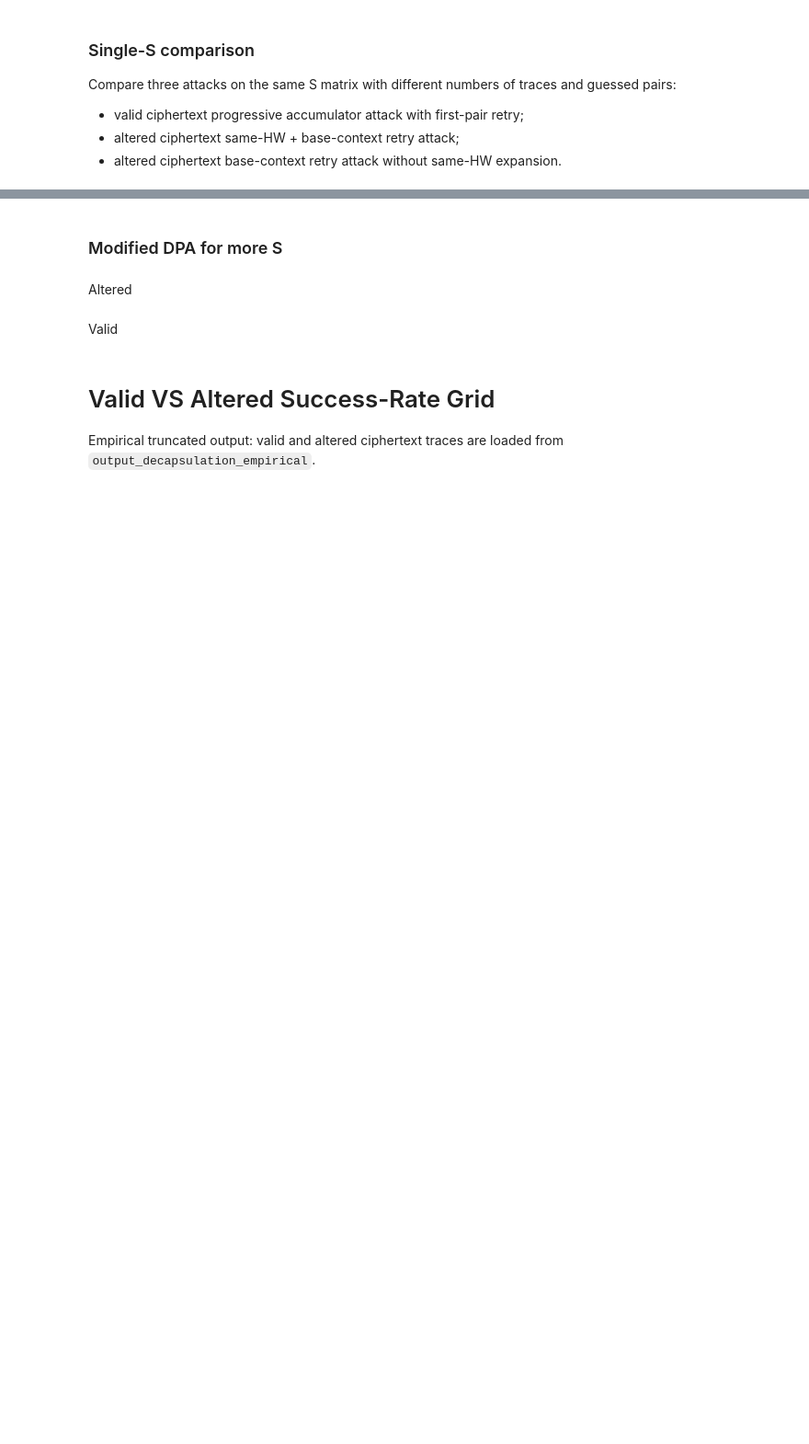
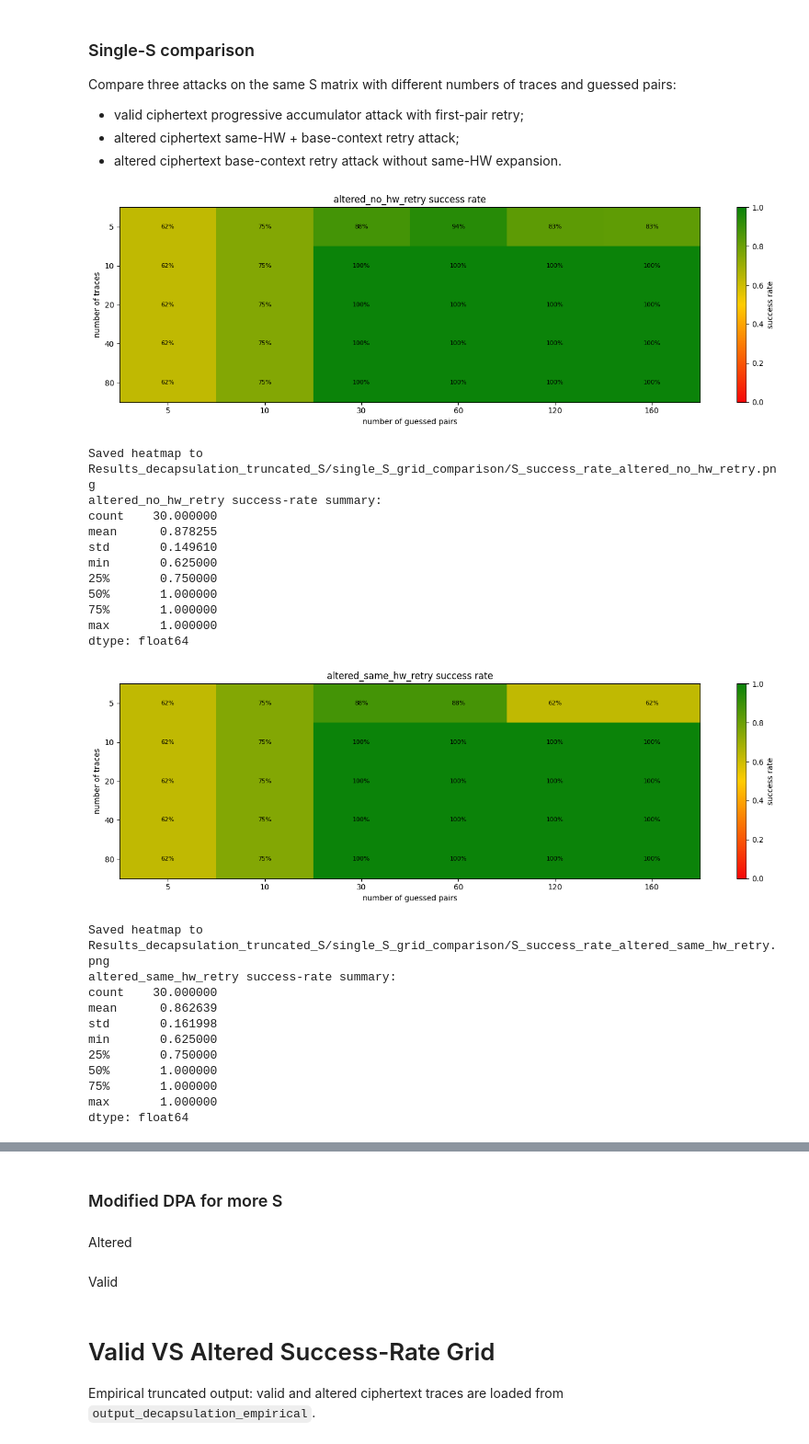
Before and after one commit to Vicentia/frodokem640_sidechannel_decapsulation, a Jupyter notebook: aes_sim_test/[ANALYSIS] Valid_VS_Altered.ipynb, the cells around one changed output, grey strips where cells are left out. Shown at 92% size. Cells and saved outputs as stored; diff of their text form; code cells hidden in the pictures; blank space fills up the shorter version.

```diff
--- a/aes_sim_test/[ANALYSIS] Valid_VS_Altered.ipynb
+++ b/aes_sim_test/[ANALYSIS] Valid_VS_Altered.ipynb
@@ -991,14 +1012,6 @@ def run_same_hw_xs_chain(xs_id, fault_indices, base_fault_index, B_base, base_tr
 # %% [markdown]
 #### Single-S grid setup
 # %%
-SINGLE_S_TRACE_COUNTS = [5, 10, 20]
-SINGLE_S_FAULT_LIMITS = [20, 60, 120, 240, 320]
-SINGLE_S_THRESHOLD = 0.998
-SINGLE_S_COMPARISON_JOBS = 10
-SINGLE_S_GRID_RESULT_DIR = Path(result_dir_truncated) / "single_S_grid_comparison"
-SINGLE_S_GRID_RESULT_DIR.mkdir(parents=True, exist_ok=True)
-
-
 def fault_indices_for_limit(fault_limit):
     return list(range(0, int(fault_limit), 2))
 
@@ -1627,43 +1908,58 @@ def run_single_S_grid_comparison(
 # %%
 single_S_summary_path = SINGLE_S_GRID_RESULT_DIR / "single_S_grid_summary.csv"
 single_S_details_path = SINGLE_S_GRID_RESULT_DIR / "single_S_grid_details.csv"
 
 summary_single_S_grid_df = globals().get("summary_single_S_grid_df")
 details_single_S_grid_df = globals().get("details_single_S_grid_df")
 
 if summary_single_S_grid_df is None:
     if single_S_summary_path.exists():
         summary_single_S_grid_df = pd.read_csv(single_S_summary_path)
         if single_S_details_path.exists():
             details_single_S_grid_df = pd.read_csv(single_S_details_path)
         print(f"Loaded single-S grid summary from {single_S_summary_path}")
     else:
         details_single_S_grid_df, summary_single_S_grid_df = run_single_S_grid_comparison(
             threshold=SINGLE_S_THRESHOLD,
             jobs=SINGLE_S_COMPARISON_JOBS,
         )
 
 if summary_single_S_grid_df is None:
     raise RuntimeError(
         "single-S grid summary was not created or loaded. "
         "Run details_single_S_grid_df, summary_single_S_grid_df = run_single_S_grid_comparison() first."
     )
 
-import ANALYSIS_plots_utils as plots_utils
-from importlib import reload
-plots_utils = reload(plots_utils)
-plot_single_S_grid_summary = plots_utils.plot_single_S_grid_summary
-plot_single_S_secret_heatmaps = plots_utils.plot_single_S_secret_heatmaps
-
-single_S_grid_plot_path = plot_single_S_grid_summary(
+single_S_grid_plot_paths = plot_single_S_grid_summary_by_attack(
     summary_single_S_grid_df,
-    save_path=SINGLE_S_GRID_RESULT_DIR / "single_S_grid_success_rates.png",
+    result_dir=SINGLE_S_GRID_RESULT_DIR,
 )
 
-single_S_secret_heatmap_paths = plot_single_S_secret_heatmaps(
-    S_real,
-    result_dir=SINGLE_S_GRID_RESULT_DIR,
-    fault_limits=SINGLE_S_FAULT_LIMITS,
-)
-
-summary_single_S_grid_df
+print("Saved single-S success-rate plots:")
+for path in single_S_grid_plot_paths:
+    print(path)
+# %% [output]
+[figure, added]
+Saved heatmap to Results_decapsulation_truncated_S/single_S_grid_comparison/S_success_rate_altered_no_hw_retry.png
+altered_no_hw_retry success-rate summary:
+count    30.000000
+mean      0.878255
+std       0.149610
+min       0.625000
+25%       0.750000
+50%       1.000000
+75%       1.000000
+max       1.000000
+dtype: float64
+[figure, added]
+Saved heatmap to Results_decapsulation_truncated_S/single_S_grid_comparison/S_success_rate_altered_same_hw_retry.png
+altered_same_hw_retry success-rate summary:
+count    30.000000
+mean      0.862639
+std       0.161998
+min       0.625000
+25%       0.750000
+50%       1.000000
+75%       1.000000
+max       1.000000
+dtype: float64
```
Also changed, not shown: parts of 26 cells of this notebook, 17 other files.
